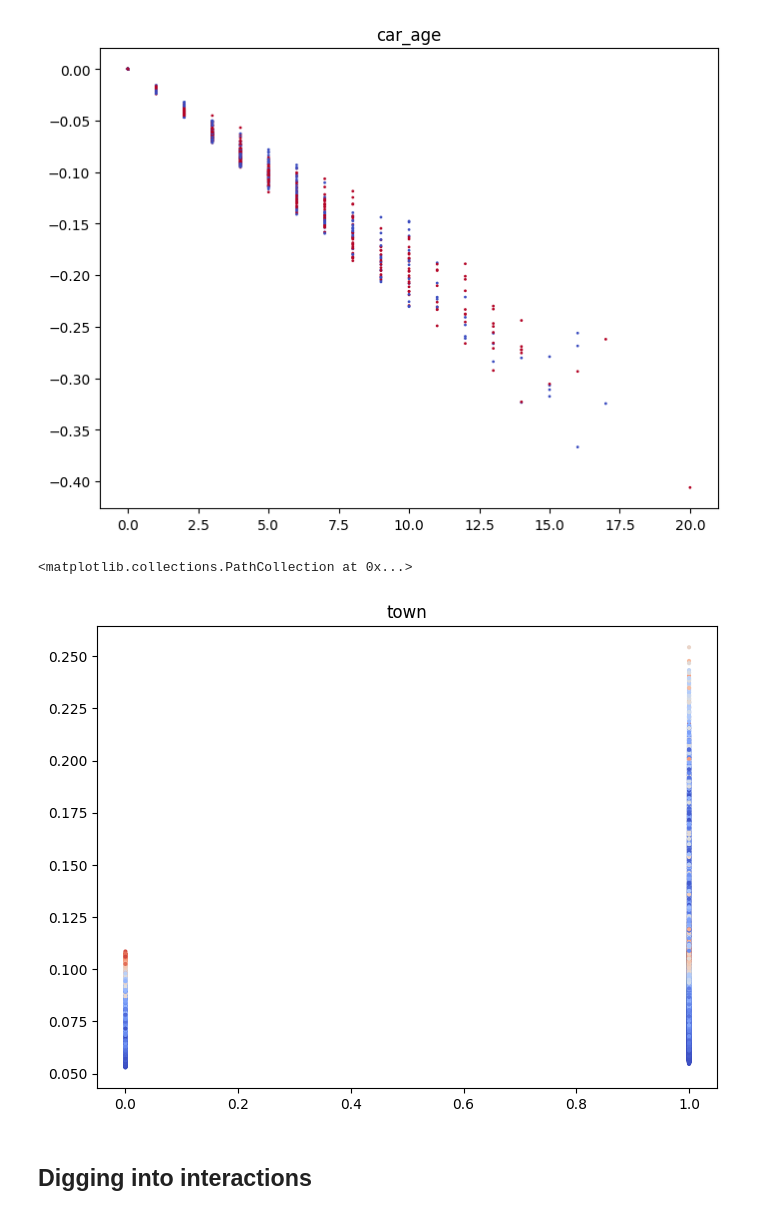
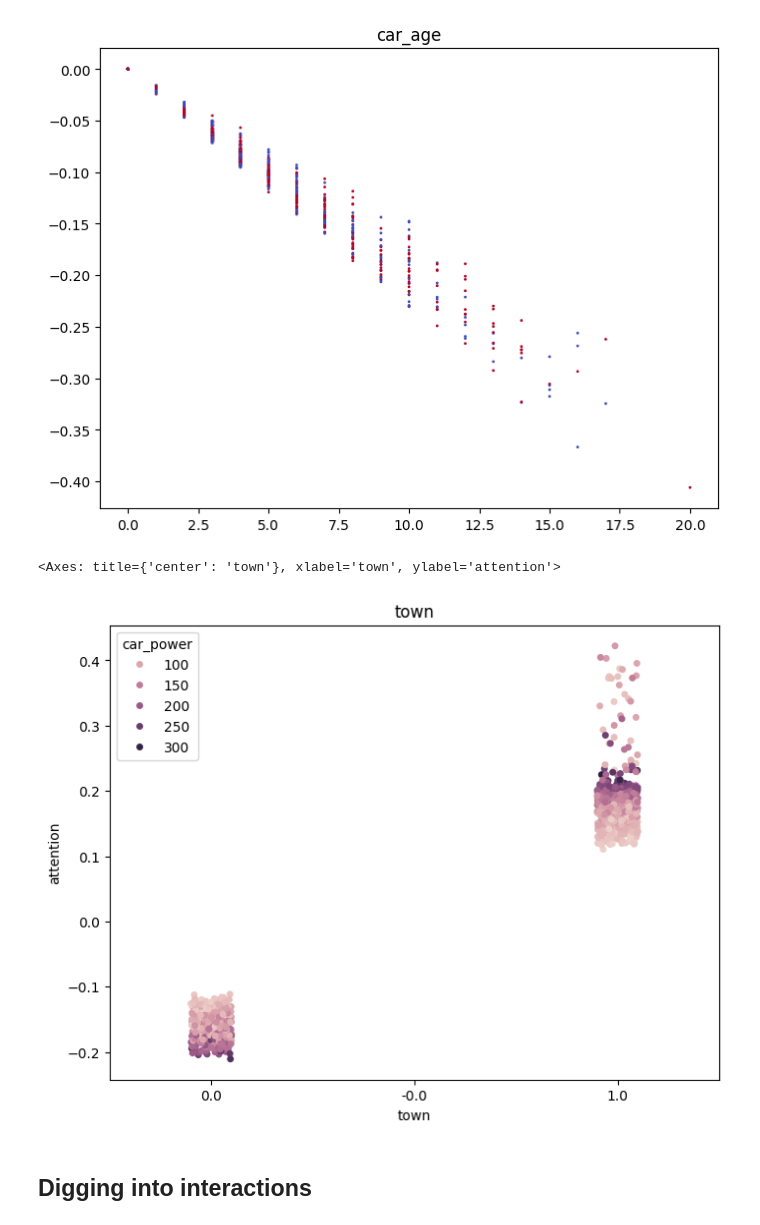
Before and after one commit to m-maggi/interactions, a Jupyter notebook: notebook.ipynb, the cells around one changed output. Drawn from its saved outputs; the diff is of its cells as text; code cells hidden in the pictures.

Commit message:
sns plot

```diff
--- a/notebook.ipynb
+++ b/notebook.ipynb
@@ -371,24 +371,25 @@ for col in X_explain.columns:
 [figure]
 # %%
 col = "town"
-betas_torch = mod_explain_nn.predict(X_test, attentions=True)
+betas_torch = mod_explain_nn.predict(X_explain, attentions=True)
 # betas_torch *= mod_explain_nn.model.output_layer.weight.detach().numpy()
-attentions = betas_torch * preproc.transform(X_test).values
+attentions = betas_torch * preproc.transform(X_explain).values
 mod_explain_nn = Dummy(model_torch, preproc)
 contributions = attentions * mod_explain_nn.model.output_layer.weight.detach().numpy()
 mask_col_nn = [el == col for el in cols_nn_X]
 fig, ax = plt.subplots(figsize=(8, 6))
 ax.set_title(col)
-ax.scatter(
-    X_test[col],
-    contributions[:, mask_col_nn].flatten() * preproc.transform(X_test)[col].values,
-    s=4,
-    c=X_test["car_power"],
-    cmap=plt.cm.coolwarm
+data = pd.DataFrame(
+    {
+        "town": X_explain["town"],
+        "car_power": X_explain["car_power"],
+        "attention": contributions[:, mask_col_nn].flatten()
+    }
 )
+sns.stripplot(data=data, x="town", y="attention", hue="car_power")
 # %% [output]
-<matplotlib.collections.PathCollection at 0x...>
+<Axes: title={'center': 'town'}, xlabel='town', ylabel='attention'>
-[figure, old version]
+[figure, new version]
 # %% [markdown]
 ## Digging into interactions
 # %% [markdown]
```
